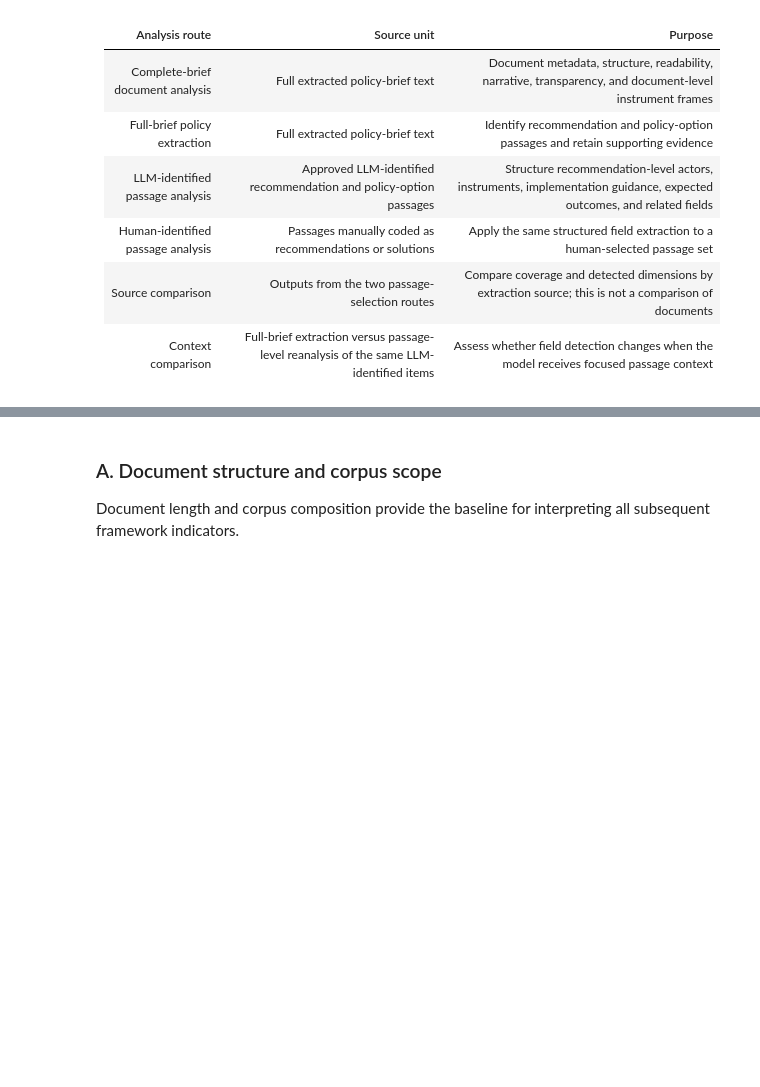
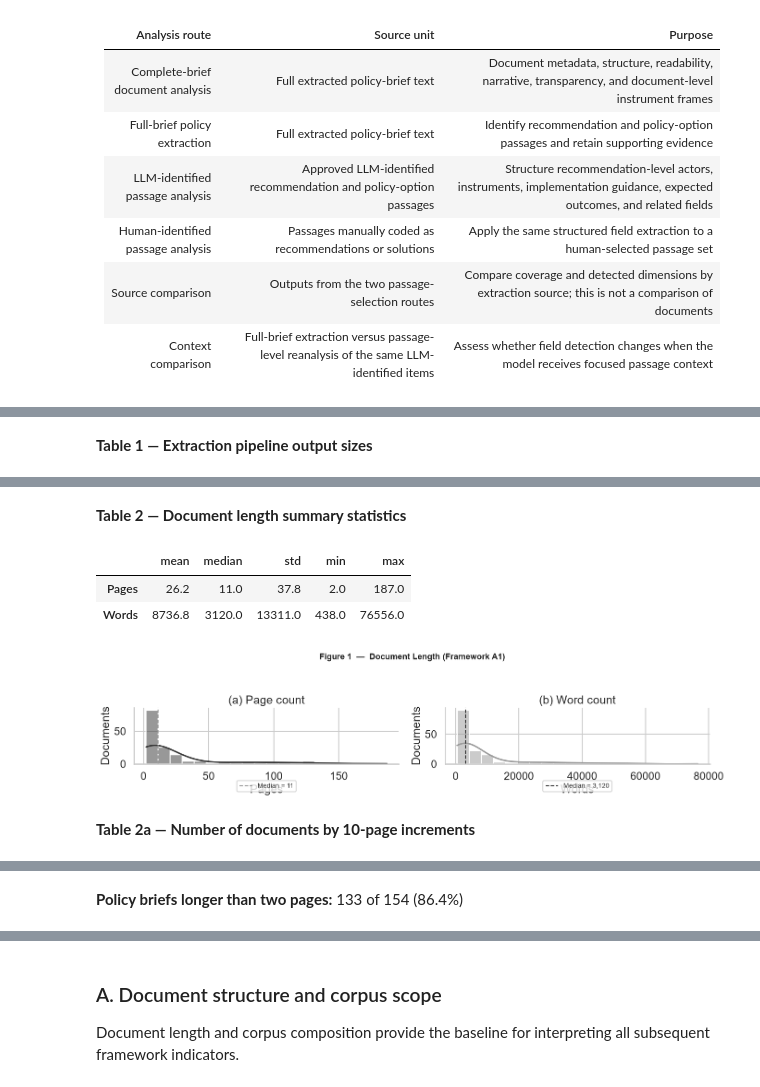
Before and after one commit to doschul/PolicyBriefAnalysis, a Jupyter notebook: policy_brief_analysis_integrated.ipynb, the cells around one changed output, grey strips where cells are left out. Drawn from its saved outputs; the diff is of its cells as text; code cells hidden in the pictures; blank space fills up the shorter version.

Commit message:
Update integrated analysis figures and notebook
Co-authored-by: Copilot <223556219+Copilot@users.noreply.github.com>

```diff
--- a/policy_brief_analysis_integrated.ipynb
+++ b/policy_brief_analysis_integrated.ipynb
@@ -942,0 +185,72 @@ Image("fig8.png")
+# %%
+display(Markdown('**Table 1 — Extraction pipeline output sizes**'))
+display(pd.DataFrame({
+    'Output file': ['documents.csv', 'structural_core.csv', 'recommendations.csv', 'frames.csv'],
+    'Rows': [len(documents), len(structural_core), len(recommendations), len(frames)],
+    'Unique documents': [
+        documents['doc_id'].nunique()       if len(documents)       else 0,
+        structural_core['doc_id'].nunique() if len(structural_core) else 0,
+        recommendations['doc_id'].nunique() if len(recommendations) else 0,
+        frames['doc_id'].nunique()          if len(frames)          else 0,
+    ],
+}).set_index('Output file'))
+
+_desc = (
+    documents[['page_count', 'word_count']]
+    .rename(columns={'page_count': 'Pages', 'word_count': 'Words'})
+    .describe()
+    .loc[['mean', '50%', 'std', 'min', 'max']]
+    .rename(index={'50%': 'median'})
+    .round(1)
+)
+display(Markdown('**Table 2 — Document length summary statistics**'))
+display(_desc.T)
+
+fig, axes = plt.subplots(1, 2, figsize=(14, 5))
+
+sns.histplot(analysis_df['A1_page_count'], bins=20, kde=True, ax=axes[0], color=C_PRIMARY)
+axes[0].set_title('(a) Page count')
+axes[0].set_xlabel('Pages')
+axes[0].set_ylabel('Documents')
+_med_p = analysis_df['A1_page_count'].median()
+axes[0].axvline(_med_p, color=C_ACCENT, linestyle='--', linewidth=1.5, label=f'Median = {_med_p:.0f}')
+axes[0].legend(fontsize=10, loc='upper center', bbox_to_anchor=(0.5, -0.24))
+
+if _has_col(documents, 'word_count'):
+    sns.histplot(documents['word_count'].dropna(), bins=20, kde=True, ax=axes[1], color=C_ACCENT)
+    axes[1].set_title('(b) Word count')
+    axes[1].set_xlabel('Words')
+    axes[1].set_ylabel('Documents')
+    _med_w = documents['word_count'].median()
+    axes[1].axvline(_med_w, color=C_PRIMARY, linestyle='--', linewidth=1.5, label=f'Median = {_med_w:,.0f}')
+    axes[1].legend(fontsize=10, loc='upper center', bbox_to_anchor=(0.5, -0.24))
+
+fig.suptitle('Figure 1  —  Document Length (Framework A1)', fontsize=13, fontweight='bold')
+plt.tight_layout(rect=(0, 0.2, 1, 0.94))
+save_standalone(fig, 'fig1_document_length')
+plt.show()
+sns.set_context('talk')
+
+_page_bins = (analysis_df['A1_page_count'].dropna().astype(int) // 10) * 10
+if len(_page_bins):
+    page_bin_table = (
+        _page_bins.value_counts().sort_index()
+        .rename_axis('Page-bin start')
+        .rename('Documents (n)')
+        .reset_index()
+    )
+    page_bin_table['Page range'] = page_bin_table['Page-bin start'].apply(
+        lambda x: f'{x}-{x + 9}'
+    )
+    page_bin_table = page_bin_table[['Page range', 'Documents (n)']]
+    display(Markdown('**Table 2a — Number of documents by 10-page increments**'))
+    display(page_bin_table)
+
+_over_two_pages = analysis_df['A1_page_count'].gt(2).sum()
+_page_count_available = analysis_df['A1_page_count'].notna().sum()
+display(Markdown(
+    f'**Policy briefs longer than two pages:** {_over_two_pages} of {_page_count_available} '
+    f'({_over_two_pages / _page_count_available:.1%})'
+))
+# %% [output]
+**Table 1 — Extraction pipeline output sizes**
@@ -942,0 +263,6 @@ Image("fig8.png")
+**Table 2 — Document length summary statistics**
+|  | mean | median | std | min | max |
+| Pages | 26.2 | 11.0 | 37.8 | 2.0 | 187.0 |
+| Words | 8736.8 | 3120.0 | 13311.0 | 438.0 | 76556.0 |
+[figure, added]
+**Table 2a — Number of documents by 10-page increments**
@@ -942,0 +287 @@ Image("fig8.png")
+**Policy briefs longer than two pages:** 133 of 154 (86.4%)
```
Also changed, not shown: parts of 50 cells of this notebook, 1 other file.
